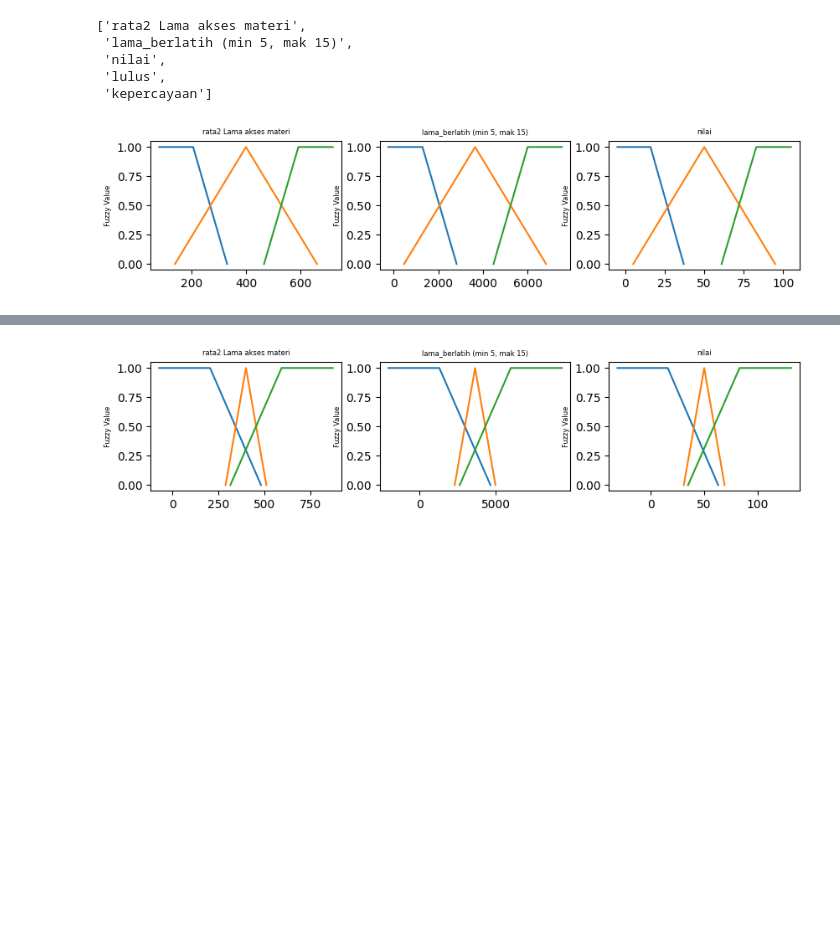
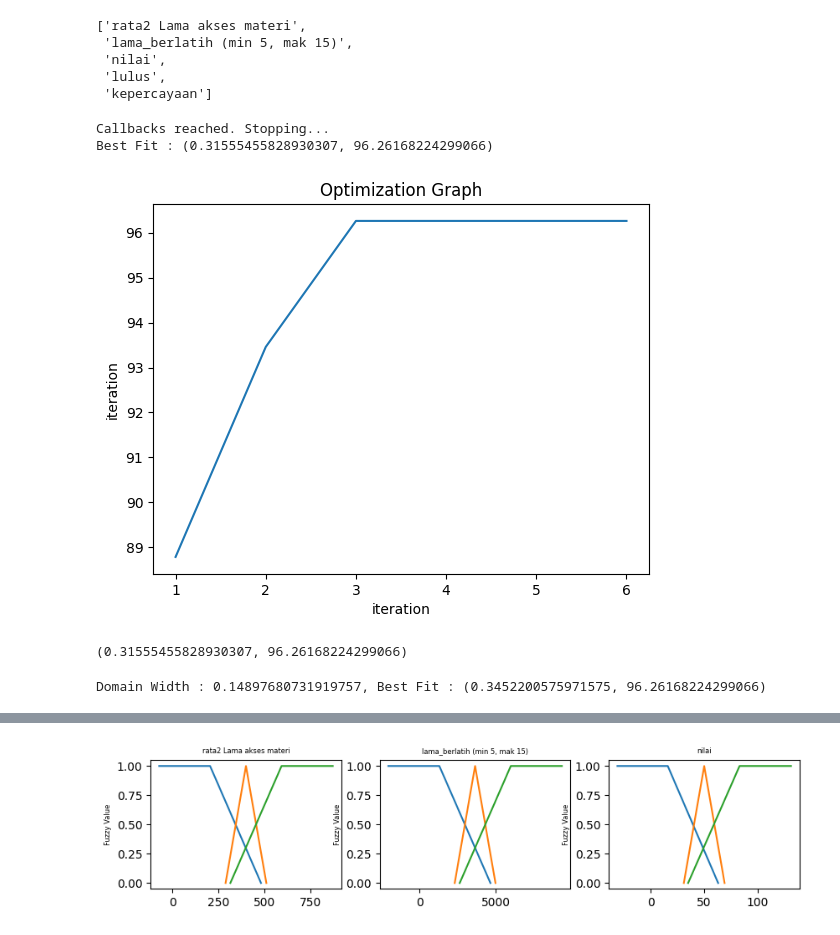
Before and after one commit to LvnnnX/SistemPakar-Fuzzy, a Jupyter notebook: Tugas Fuzzy2.ipynb, the cells around one changed output, grey strips where cells are left out. Saved outputs shown, nothing was run; the diff lists cells and outputs as text; code cells hidden in the pictures; blank space fills up the shorter version.

```diff
--- a/Tugas Fuzzy2.ipynb
+++ b/Tugas Fuzzy2.ipynb
@@ -556,6 +635,12 @@ class DataFuzzy:
+# %%
+data1.train(n_particles=5, n_iter=100)
+# %% [output]
+Callbacks reached. Stopping...
+Best Fit : (0.31555455828930307, 96.26168224299066)
+[figure, added]
+(0.31555455828930307, 96.26168224299066)
 # %%
-data_1 = DataFuzzy('hasil hasil belajar', domain_width=0.05)
+# data_1 = DataFuzzy('hasil hasil belajar', domain_width=0.05)
+data1
+# %% [output]
+Domain Width : 0.14897680731919757, Best Fit : (0.3452200575971575, 96.26168224299066)
-# %%
-data_1.showFigure()
-# %% [output]
-[figure, removed]
```
Also changed, not shown: parts of 12 cells of this notebook.
